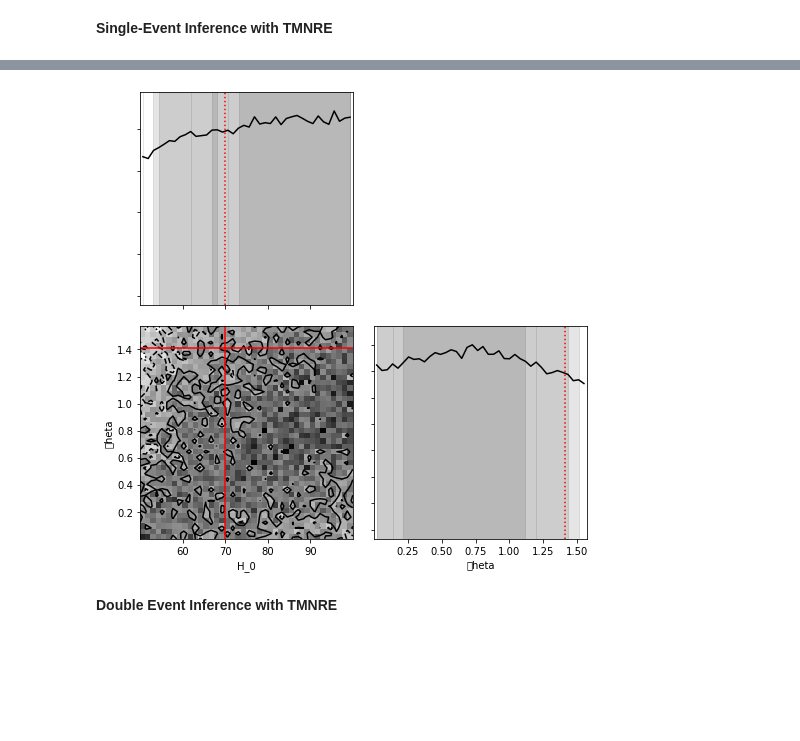
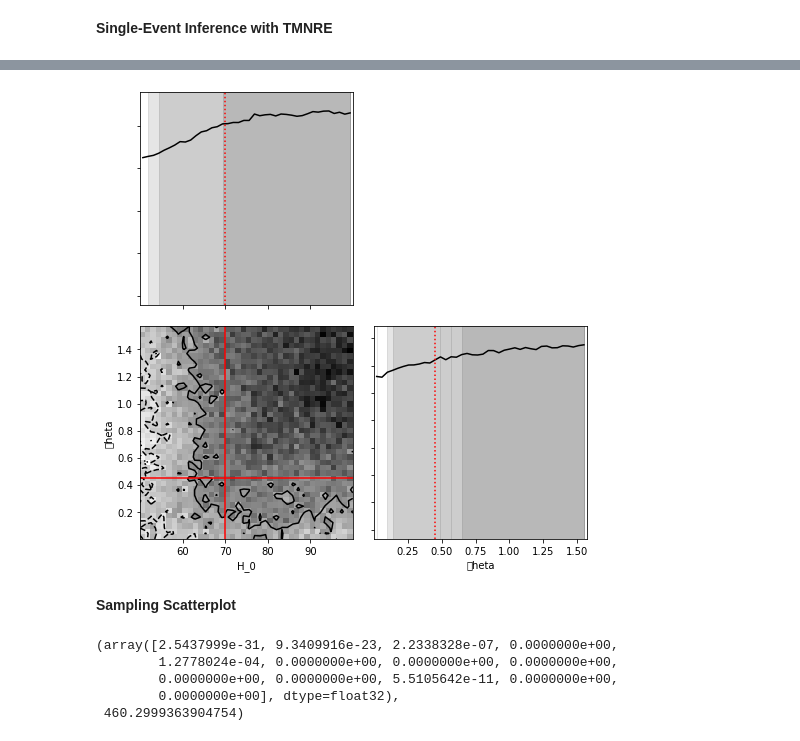
Before and after one commit to samgagnon/kilonova_sim, a Jupyter notebook: Baby's First Forward Model.ipynb, the cells around one changed output, grey strips where cells are left out. Saved outputs shown, nothing was run; the diff lists cells and outputs as text; code cells hidden in the pictures; blank space fills up the shorter version.

Commit message:
two-event inference
next steps: v prior sampling, distance sampling for nobs, NRE->TMNRE (follow cosmo paper), data sample storage and loading, "offshoring", parameter space expansion

```diff
--- a/Baby's First Forward Model.ipynb
+++ b/Baby's First Forward Model.ipynb
@@ -319,7 +320,7 @@ def nobs_forward(H0, ve, event):
               "Mtov": 2.2, "cos_theta_cocoon": 0.5, "tshock": 1.7,\
               "temperature_shock": 100, "lumdist": TDL, "redshift": ZIC}
     det, pobs = light_curve(my_fitter, fixed_params)
-    return det, 1
+    return det, 1-pobs
 # %%
 def obs_forward(H0, ve, event):
     # get free event parameters
@@ -341,6 +342,7 @@ def obs_forward(H0, ve, event):
     # probability density of given cosmology-assigned distance at sampled angle v0
     dprob = dp(event[1], DIC, event[4], v0, event[2], event[3])
     print("dprob:", dprob)
+#     dprob = 1.0
     # I also need to calculate the probability of this distance being allowed
     # and return that probability to be used in the summary statistic
     fixed_params = {"ebv": 2.2, "rvhost": 3.1, "frad": 0.999, "nnhost": 1e18,\
@@ -351,7 +353,7 @@ def obs_forward(H0, ve, event):
               "Mtov": 2.2, "cos_theta_cocoon": 0.5, "tshock": 1.7,\
               "temperature_shock": 100, "lumdist": DIC, "redshift": TZ}
     det, pobs = light_curve(my_fitter, fixed_params)
-    return det, pobs*dprob
+    return det, dprob #*dobs
 # %%
 def forward(v):
     # get terms from input vector
@@ -359,10 +361,11 @@ def forward(v):
     print("Input Vector:", H0, np.cos(v[1]))
     det_list = []
     i = 1
-    N = 0
+    N = 1
     p = 1
     for event in event_list:
-        ve = v[N+1:i+k*i]
+        ve = v[N:i+k*i]
+        print(i+k*i)
         N = i+k*i
         i += 1
         if event[-1] is True:
@@ -556,4 +458,4 @@ Training: lr=0.001, Epoch=6, VL=1.387
 # %%
-v0 = np.array([70, np.pi*0.9/2])
+v0 = np.array([70, np.arccos(0.9)])
 obs0 = forward(v0)
 # %% [output]
@@ -581,7 +479,7 @@ All walkers written.
 # %%
-samples = post.sample(100000, obs0)
+samples = post.sample(1000000, obs0)
 swyft.plot_corner(samples, [0, 1], color='k', figsize = (8,8), truth=v0, bins = 40);
 # %% [output]
-[figure, old version]
+[figure, new version]
-# %% [markdown]
-**Double Event Inference with TMNRE**
+# %% [markdown]
+**Sampling Scatterplot**
@@ -587,0 +498,8 @@ swyft.plot_corner(samples, [0, 1], color='k', figsize = (8,8), truth=v0, bins =
+# %%
+sample_prob, d_true
+# %% [output]
+(array([2.5437999e-31, 9.3409916e-23, 2.2338328e-07, 0.0000000e+00,
+        1.2778024e-04, 0.0000000e+00, 0.0000000e+00, 0.0000000e+00,
+        0.0000000e+00, 0.0000000e+00, 5.5105642e-11, 0.0000000e+00,
+        0.0000000e+00], dtype=float32),
+ 460.2999363904754)
```
Also changed, not shown: parts of 28 cells of this notebook.
